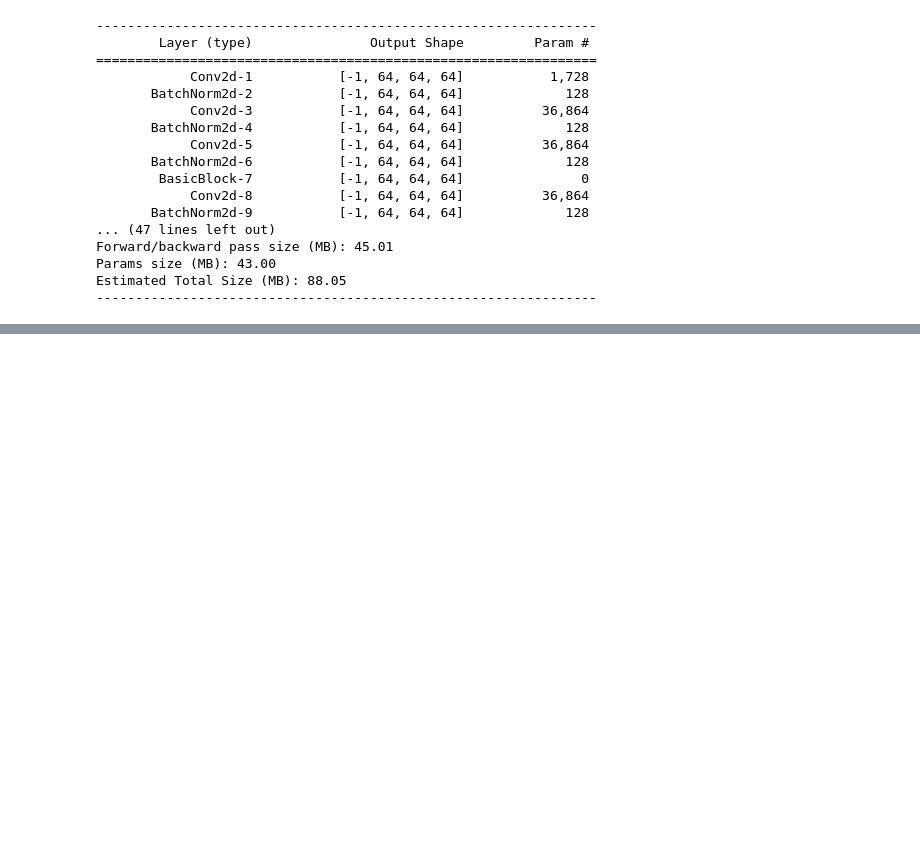
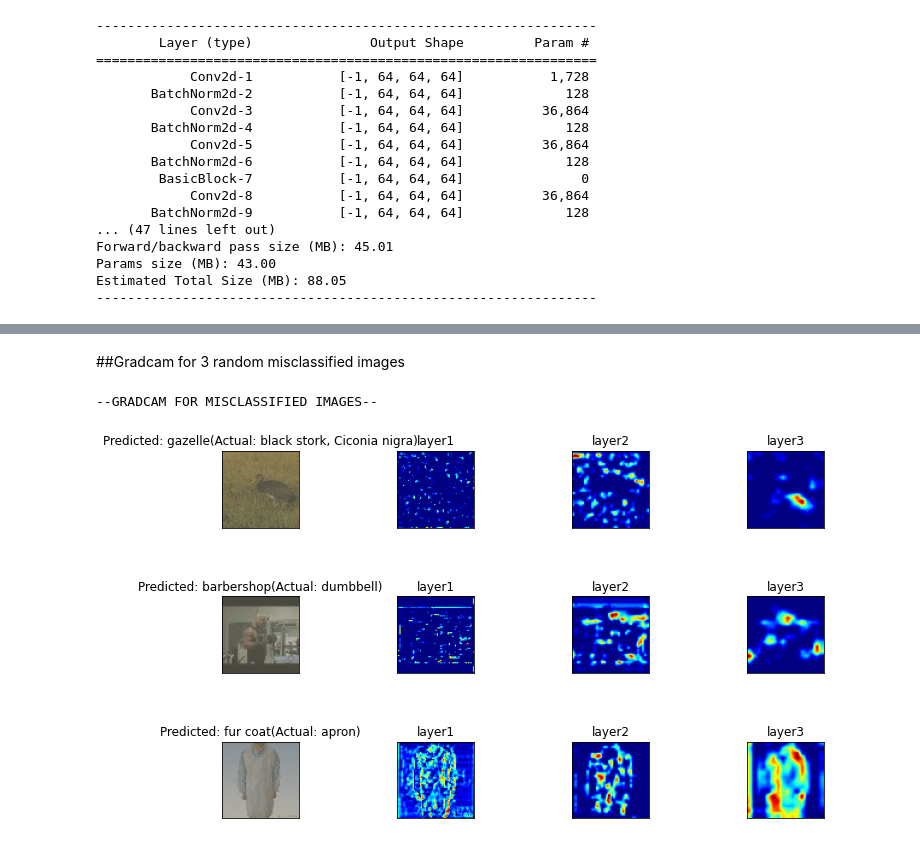
Before and after one commit to aswa09/EVA-4, a Jupyter notebook: S12/EVA4_S12_tinyimagenet.ipynb, the cells around one changed output, grey strips where cells are left out. Cells and saved outputs as stored; diff of their text form; code cells hidden in the pictures; blank space fills up the shorter version.

```diff
--- a/S12/EVA4_S12_tinyimagenet.ipynb
+++ b/S12/EVA4_S12_tinyimagenet.ipynb
@@ -161,13 +158,18 @@ vis.plot_acc(test_accuracy=model.learner.val_accuracies, train_accuracy=model.le
+# %% [markdown]
+##Gradcam for 3 random misclassified images
 # %%
-misclass = gc_img.get_images(model, device, test_loader, batch_size=args.batch_size, num_imgs=8)
+misclass = gc_img.get_images(model, device, test_loader, batch_size=args.batch_size, num_imgs=3)
 target_layers = ["layer1", "layer2", "layer3"]
 viz_cam = gc.VisualizeCam(model, args.classes, target_layers)
 
 incorrect_pred_imgs = []
 inc_image_for_gradcam = []
 for i in range(len(misclass)):
     incorrect_pred_imgs.append(torch.as_tensor(misclass[i][0]))
     inc_image_for_gradcam.append(misclass[i])
 
 print('\n--GRADCAM FOR MISCLASSIFIED IMAGES--')
 viz_cam(torch.stack(incorrect_pred_imgs), inc_image_for_gradcam, target_layers, metric="incorrect")
+# %% [output]
+--GRADCAM FOR MISCLASSIFIED IMAGES--
+[figure, added]
```
Also changed, not shown: parts of 18 cells of this notebook.
